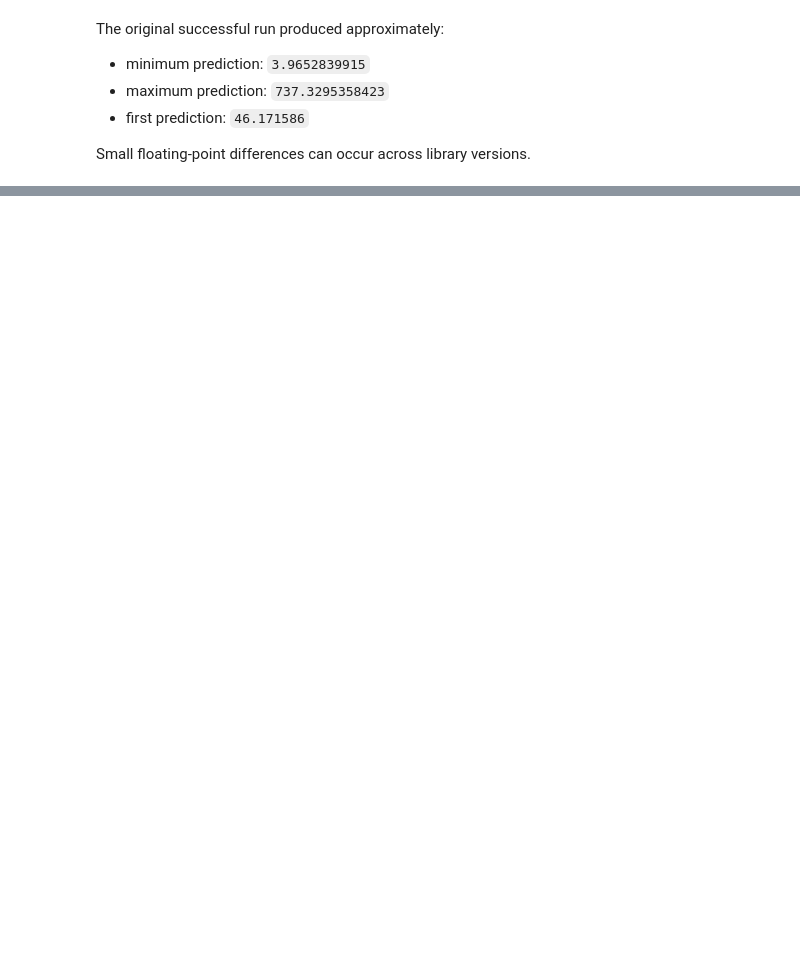
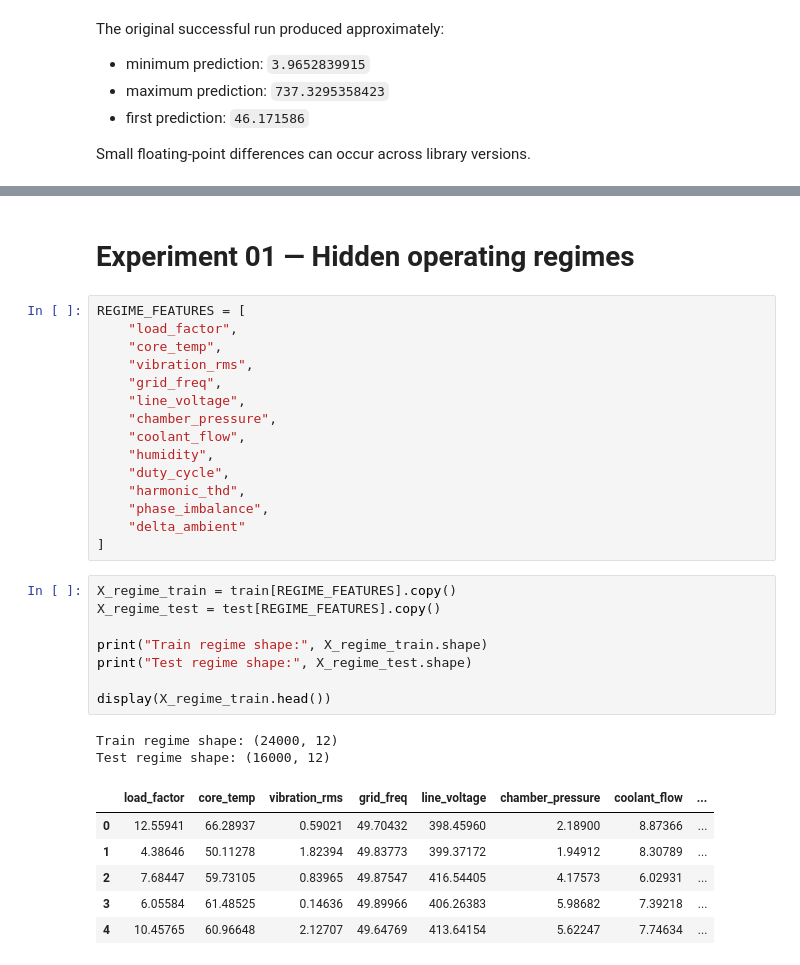
Before and after one commit to rahafabumwise/IEEE-AI-Modeling-Hackathon-2.0-Stage-1-Challenge, a Jupyter notebook: # Experiment 01_Hidden operating regimes.ipynb, the cells around one changed output, grey strips where cells are left out. Cells and saved outputs as stored; diff of their text form; blank space fills up the shorter version.

```diff
--- a/# Experiment 01_Hidden operating regimes.ipynb
+++ b/# Experiment 01_Hidden operating regimes.ipynb
@@ -417,3 +972,37 @@ files.download("submission_thermal_cat80_lgb20.csv")
 # %% [output]
 [interactive output not drawn]
 [interactive output not drawn]
+# %% [markdown]
+# Experiment 01 — Hidden operating regimes
+# %%
+REGIME_FEATURES = [
+    "load_factor",
+    "core_temp",
+    "vibration_rms",
+    "grid_freq",
+    "line_voltage",
+    "chamber_pressure",
+    "coolant_flow",
+    "humidity",
+    "duty_cycle",
+    "harmonic_thd",
+    "phase_imbalance",
+    "delta_ambient"
+]
+# %%
+X_regime_train = train[REGIME_FEATURES].copy()
+X_regime_test = test[REGIME_FEATURES].copy()
+
+print("Train regime shape:", X_regime_train.shape)
+print("Test regime shape:", X_regime_test.shape)
+
+display(X_regime_train.head())
+# %% [output]
+Train regime shape: (24000, 12)
+Test regime shape: (16000, 12)
+|  | load_factor | core_temp | vibration_rms | grid_freq | line_voltage | chamber_pressure | coolant_flow | ... |
+| 0 | 12.55941 | 66.28937 | 0.59021 | 49.70432 | 398.45960 | 2.18900 | 8.87366 | ... |
+| 1 | 4.38646 | 50.11278 | 1.82394 | 49.83773 | 399.37172 | 1.94912 | 8.30789 | ... |
+| 2 | 7.68447 | 59.73105 | 0.83965 | 49.87547 | 416.54405 | 4.17573 | 6.02931 | ... |
+| 3 | 6.05584 | 61.48525 | 0.14636 | 49.89966 | 406.26383 | 5.98682 | 7.39218 | ... |
+| 4 | 10.45765 | 60.96648 | 2.12707 | 49.64769 | 413.64154 | 5.62247 | 7.74634 | ... |
```
Also changed, not shown: parts of 27 cells of this notebook.
